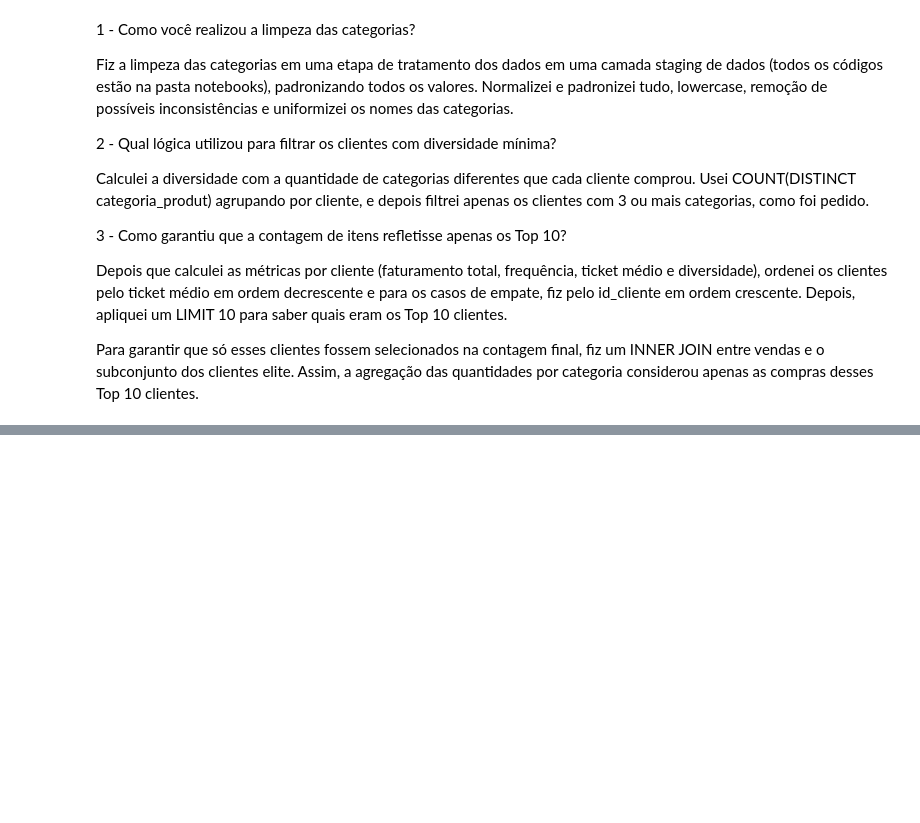
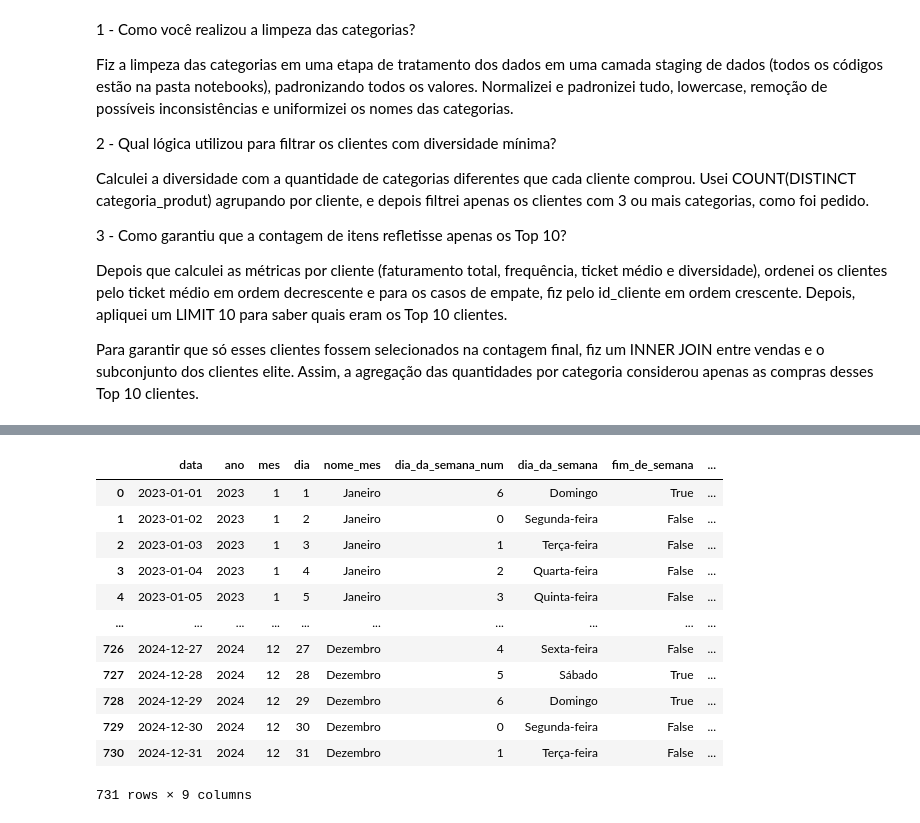
Before and after one commit to RichardGomesData/lh-nautical-data-project, a Jupyter notebook: notebooks/01_lh_nautical_analysis.ipynb, the cells around one changed output, grey strips where cells are left out. Saved outputs shown, nothing was run; the diff lists cells and outputs as text; code cells hidden in the pictures; blank space fills up the shorter version.

```diff
--- a/notebooks/01_lh_nautical_analysis.ipynb
+++ b/notebooks/01_lh_nautical_analysis.ipynb
@@ -1218,0 +1303,16 @@ Para garantir que só esses clientes fossem selecionados na contagem final, fiz
+# %%
+dim_date
+# %% [output]
+|  | data | ano | mes | dia | nome_mes | dia_da_semana_num | dia_da_semana | fim_de_semana | ... |
+| 0 | 2023-01-01 | 2023 | 1 | 1 | Janeiro | 6 | Domingo | True | ... |
+| 1 | 2023-01-02 | 2023 | 1 | 2 | Janeiro | 0 | Segunda-feira | False | ... |
+| 2 | 2023-01-03 | 2023 | 1 | 3 | Janeiro | 1 | Terça-feira | False | ... |
+| 3 | 2023-01-04 | 2023 | 1 | 4 | Janeiro | 2 | Quarta-feira | False | ... |
+| 4 | 2023-01-05 | 2023 | 1 | 5 | Janeiro | 3 | Quinta-feira | False | ... |
+| ... | ... | ... | ... | ... | ... | ... | ... | ... | ... |
+| 726 | 2024-12-27 | 2024 | 12 | 27 | Dezembro | 4 | Sexta-feira | False | ... |
+| 727 | 2024-12-28 | 2024 | 12 | 28 | Dezembro | 5 | Sábado | True | ... |
+| 728 | 2024-12-29 | 2024 | 12 | 29 | Dezembro | 6 | Domingo | True | ... |
+| 729 | 2024-12-30 | 2024 | 12 | 30 | Dezembro | 0 | Segunda-feira | False | ... |
+| 730 | 2024-12-31 | 2024 | 12 | 31 | Dezembro | 1 | Terça-feira | False | ... |
+731 rows × 9 columns
```
Also changed, not shown: parts of 13 cells of this notebook, 11 other files.
